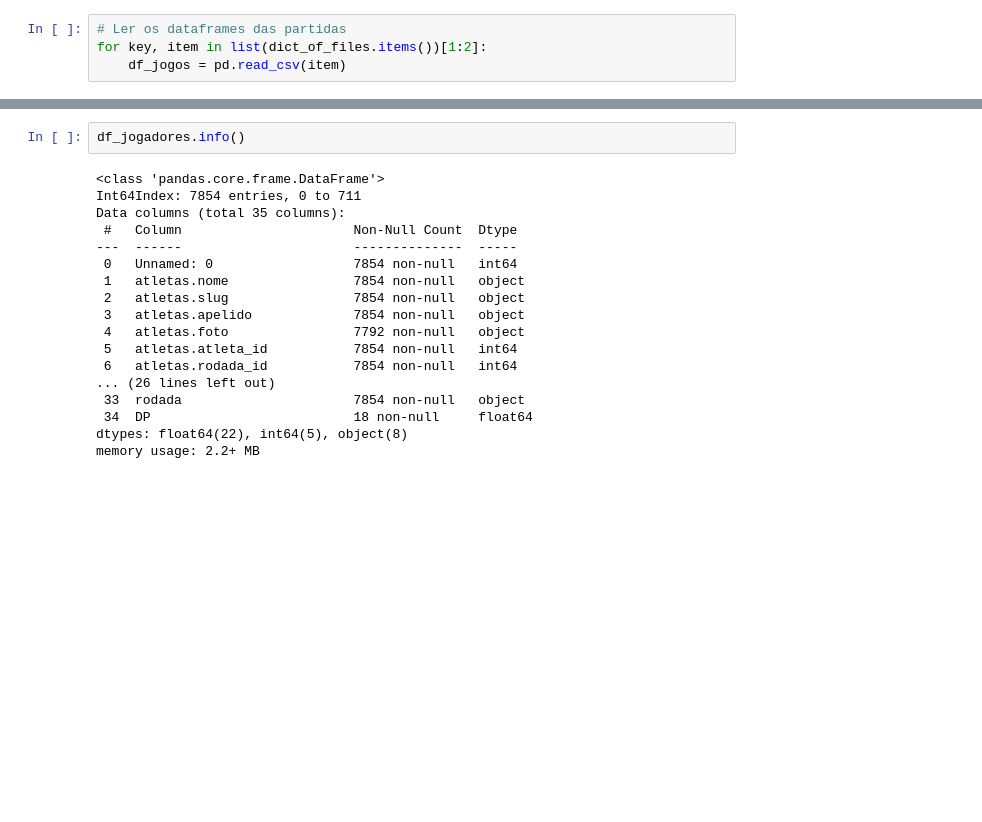
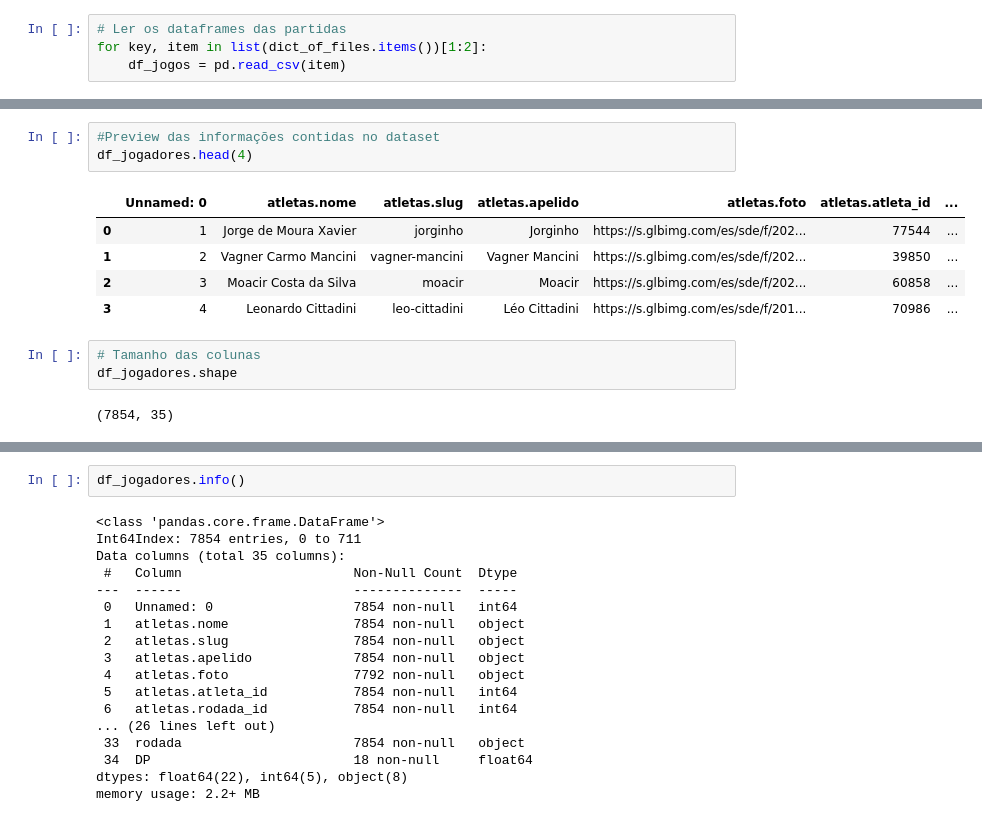
Before and after one commit to andeoliveira/datascience, a Jupyter notebook: cartolafc-escalacao/notebook.ipynb, the cells around one changed output, grey strips where cells are left out. Cells and saved outputs as stored; diff of their text form; blank space fills up the shorter version.

```diff
--- a/cartolafc-escalacao/notebook.ipynb
+++ b/cartolafc-escalacao/notebook.ipynb
@@ -130,0 +171,14 @@ df_jogadores.tail(2)
+# %%
+#Preview das informações contidas no dataset
+df_jogadores.head(4)
+# %% [output]
+|  | Unnamed: 0 | atletas.nome | atletas.slug | atletas.apelido | atletas.foto | atletas.atleta_id | ... |
+| 0 | 1 | Jorge de Moura Xavier | jorginho | Jorginho | https://s.glbimg.com/es/sde/f/202... | 77544 | ... |
+| 1 | 2 | Vagner Carmo Mancini | vagner-mancini | Vagner Mancini | https://s.glbimg.com/es/sde/f/202... | 39850 | ... |
+| 2 | 3 | Moacir Costa da Silva | moacir | Moacir | https://s.glbimg.com/es/sde/f/202... | 60858 | ... |
+| 3 | 4 | Leonardo Cittadini | leo-cittadini | Léo Cittadini | https://s.glbimg.com/es/sde/f/201... | 70986 | ... |
+# %%
+# Tamanho das colunas
+df_jogadores.shape
+# %% [output]
+(7854, 35)
```
Also changed, not shown: parts of 72 cells of this notebook.
